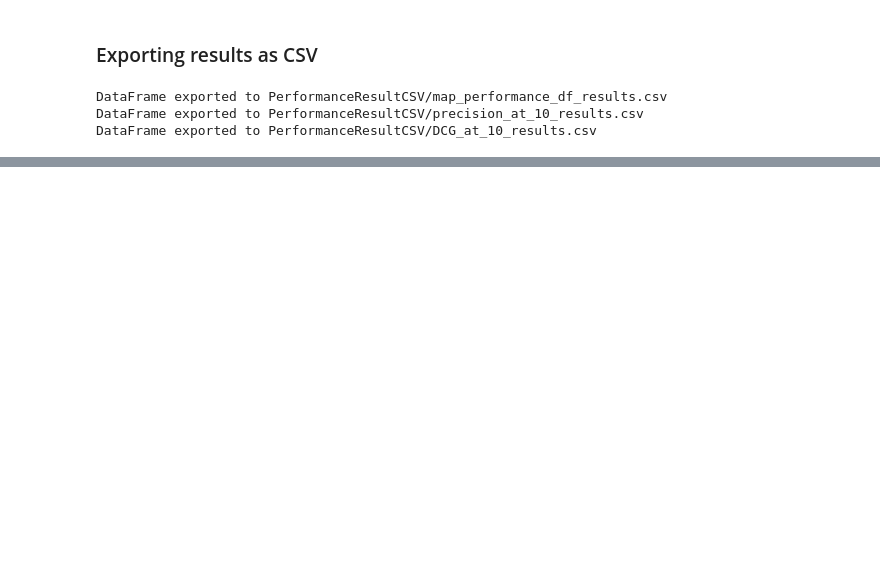
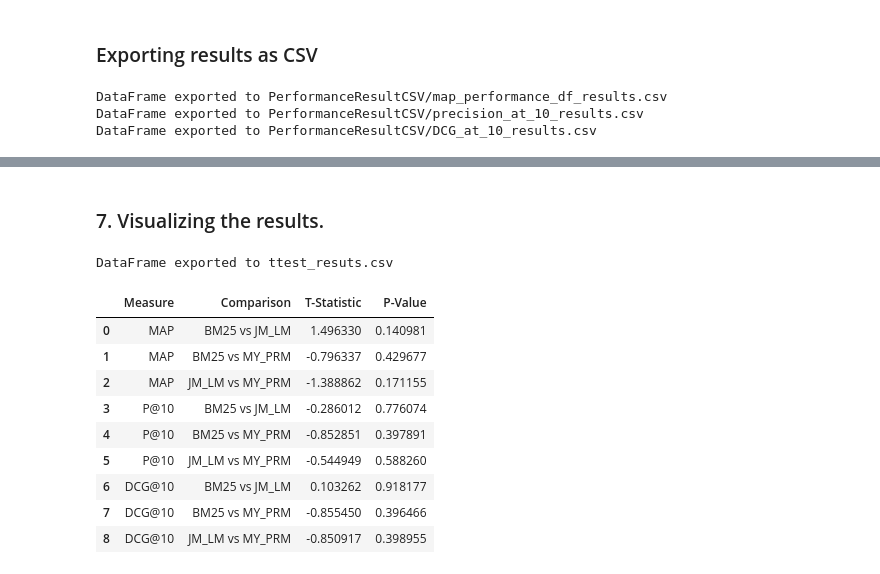
Before and after one commit to Sam120900/IFN647-Assignment-2, a Jupyter notebook: eval.ipynb, the cells around one changed output, grey strips where cells are left out. Saved outputs shown, nothing was run; the diff lists cells and outputs as text; code cells hidden in the pictures; blank space fills up the shorter version.

```diff
--- a/eval.ipynb
+++ b/eval.ipynb
@@ -895,0 +1087,46 @@ DataFrame exported to performance_results.csv
+# %% [markdown]
+### 7. Visualizing the results.
+# %%
+# Initialize a dictionary to store t-test results
+ttest_results = {
+    'Measure': [],
+    'Comparison': [],
+    'T-Statistic': [],
+    'P-Value': []
+}
+
+# Perform t-tests for each metric and store results in the dictionary
+for measure, df in [("MAP", map_performance_df), ("P@10", precision_at_10_df), ("DCG@10", dcg_at_10_df)]:
+    for model1, model2 in [("BM25", "JM_LM"), ("BM25", "MY_PRM"), ("JM_LM", "MY_PRM")]:
+        data1 = df[model1].tolist()[:-1]  # Exclude the last row (average row)
+        data2 = df[model2].tolist()[:-1]  # Exclude the last row (average row)
+        t_stat, p_value = perform_t_test(data1, data2)
+
+        # Store the results
+        ttest_results['Measure'].append(measure)
+        ttest_results['Comparison'].append(f"{model1} vs {model2}")
+        ttest_results['T-Statistic'].append(t_stat)
+        ttest_results['P-Value'].append(p_value)
+
+# Create a DataFrame from the t-test results
+ttest_results_df = pd.DataFrame(ttest_results)
+
+
+# Export the DataFrame to CSV
+ttest_results_df.to_csv("PerformanceResultCSV/ttest_results.csv", index=True)
+print("DataFrame exported to ttest_resuts.csv")
+
+# Display the DataFrame
+ttest_results_df
+# %% [output]
+DataFrame exported to ttest_resuts.csv
+|  | Measure | Comparison | T-Statistic | P-Value |
+| 0 | MAP | BM25 vs JM_LM | 1.496330 | 0.140981 |
+| 1 | MAP | BM25 vs MY_PRM | -0.796337 | 0.429677 |
+| 2 | MAP | JM_LM vs MY_PRM | -1.388862 | 0.171155 |
+| 3 | P@10 | BM25 vs JM_LM | -0.286012 | 0.776074 |
+| 4 | P@10 | BM25 vs MY_PRM | -0.852851 | 0.397891 |
+| 5 | P@10 | JM_LM vs MY_PRM | -0.544949 | 0.588260 |
+| 6 | DCG@10 | BM25 vs JM_LM | 0.103262 | 0.918177 |
+| 7 | DCG@10 | BM25 vs MY_PRM | -0.855450 | 0.396466 |
+| 8 | DCG@10 | JM_LM vs MY_PRM | -0.850917 | 0.398955 |
```
Also changed, not shown: parts of 12 cells of this notebook.
